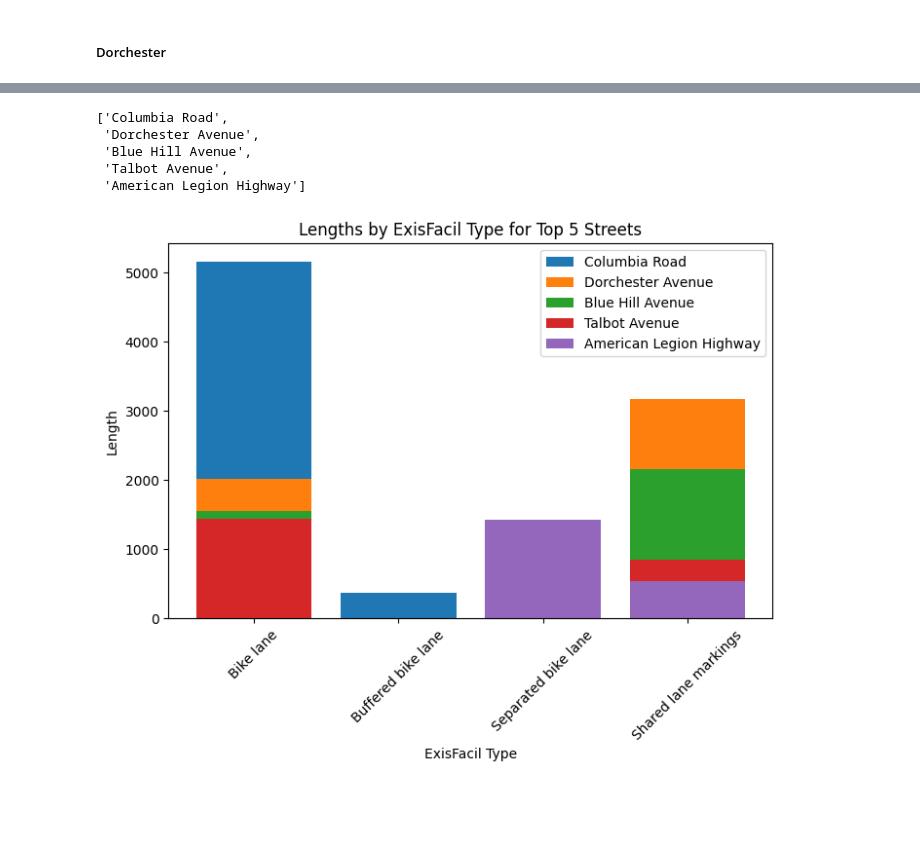
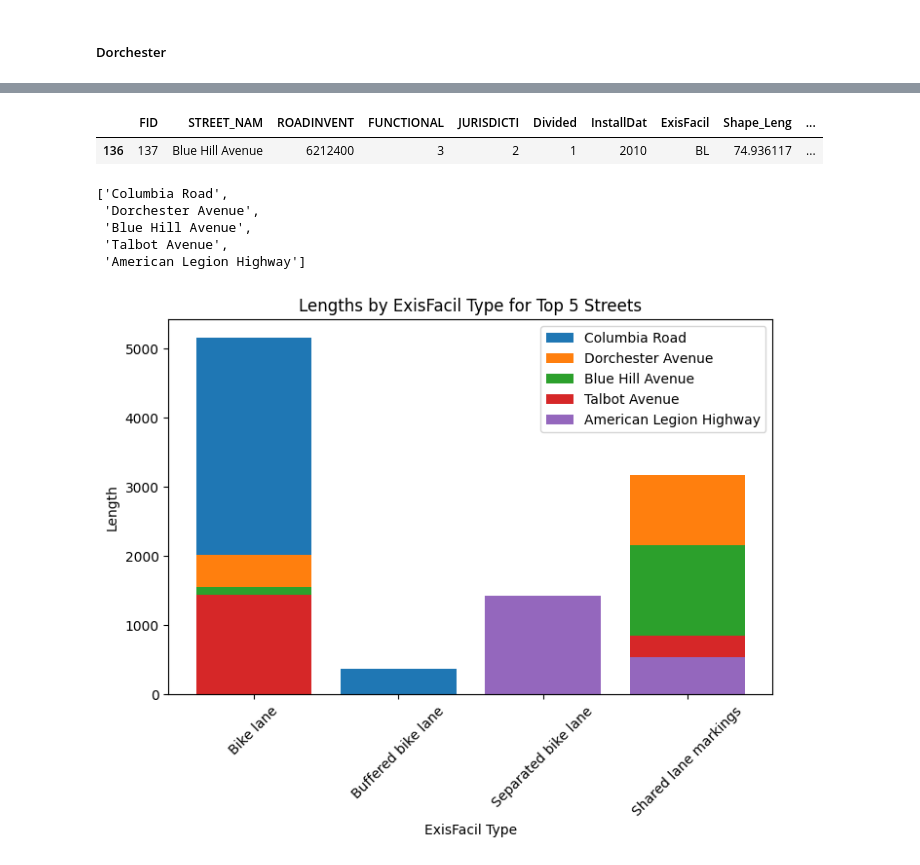
Before and after one commit to BU-Spark/ds-livable-streets-infra, a Jupyter notebook: fa23-team/analysis/bike_lanes.ipynb, the cells around one changed output, grey strips where cells are left out. Saved outputs shown, nothing was run; the diff lists cells and outputs as text; code cells hidden in the pictures; blank space fills up the shorter version.

```diff
--- a/fa23-team/analysis/bike_lanes.ipynb
+++ b/fa23-team/analysis/bike_lanes.ipynb
@@ -47,4 +143,5 @@ dorchester = [(-71.09631340189638, 42.29181136750529), ( -71.06352608002106, 42.
 
 # Create a Polygon object from the coordinates
 dorchester_poly = Polygon(dorchester)
-dorchester_gdf = bike_lanes[bike_lanes.geometry.within(dorchester_poly)]
+dorchester_bike = bike_lanes[bike_lanes.geometry.within(dorchester_poly)]
+dorchester_bike = bike_lanes[bike_lanes.geometry.within(dorchester_poly)]
@@ -51,3 +163,8 @@ dorchester_gdf = bike_lanes[bike_lanes.geometry.within(dorchester_poly)]
+# %%
+dorchester_gdf.head(1)
+# %% [output]
+|  | FID | STREET_NAM | ROADINVENT | FUNCTIONAL | JURISDICTI | Divided | InstallDat | ExisFacil | Shape_Leng | ... |
+| 136 | 137 | Blue Hill Avenue | 6212400 | 3 | 2 | 1 | 2010 | BL | 74.936117 | ... |
 # %%
 # Streets with most bike lanes
 street_df = dorchester_gdf.loc[dorchester_gdf['STREET_NAM']!=' ']
```
Also changed, not shown: parts of 9 cells of this notebook.
